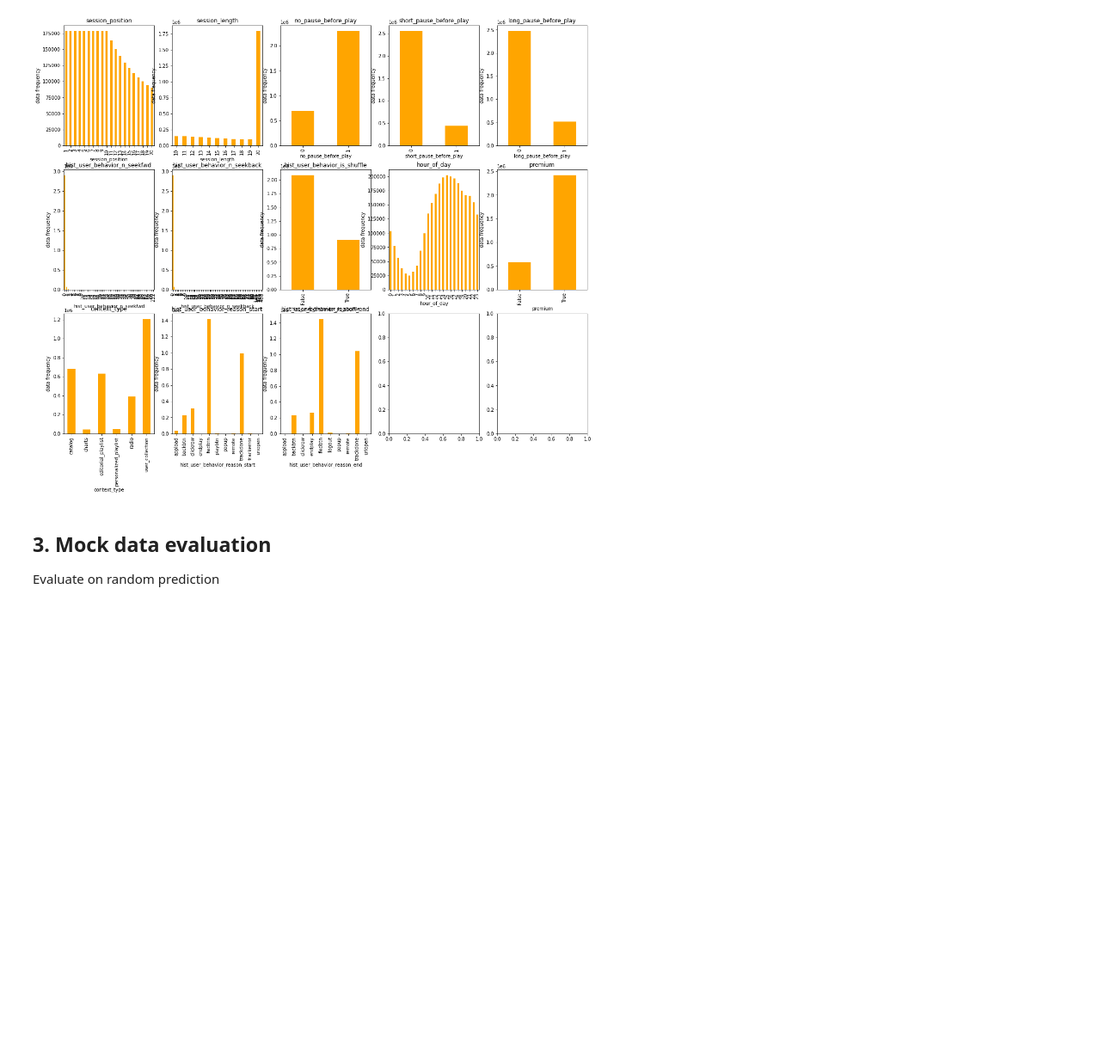
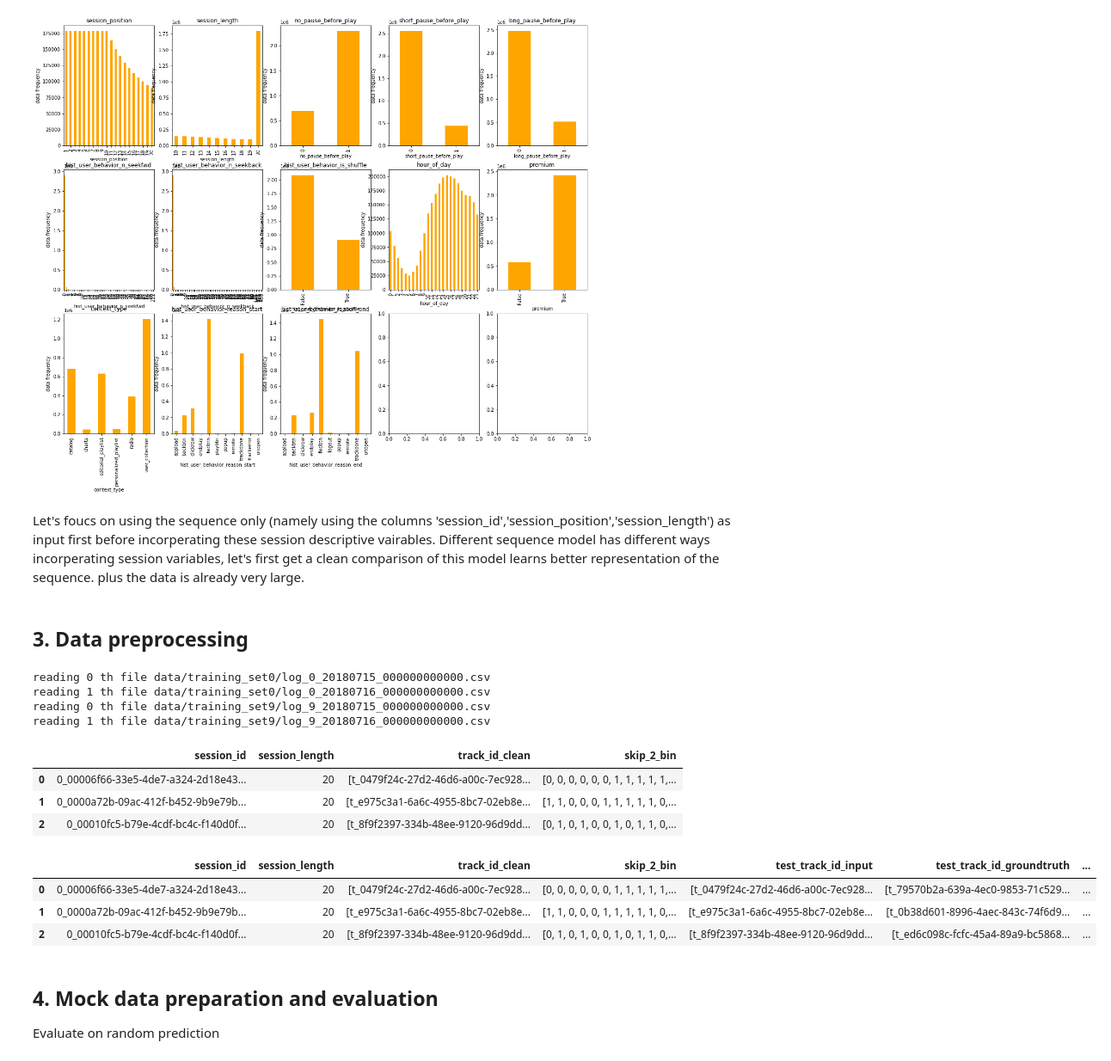
Before and after one commit to ahmad0790/spotify-sequential-track-sequence-prediction, a Jupyter notebook: exploratory_analysis.ipynb, the cells around one changed output. Shown at 86% size. Cells and saved outputs as stored; diff of their text form; code cells hidden in the pictures; blank space fills up the shorter version.

```diff
--- a/exploratory_analysis.ipynb
+++ b/exploratory_analysis.ipynb
@@ -82,6 +93,71 @@ for i, var in enumerate(['session_position','session_length','no_pause_before_pl
     dfg.plot.bar(title=var, ylabel='data frequency', ax=axes[r,c], color='orange')
 # %% [output]
 [figure]
+# %% [markdown]
+Let's foucs on using the sequence only (namely using the columns 'session_id','session_position','session_length') as input first before incorperating these session descriptive vairables.
+Different sequence model has different ways incorperating session variables, let's first get a clean comparison of this model learns better representation of the sequence. plus the data is already very large.
+# %% [markdown]
+## 3. Data preprocessing
+# %%
+
+def get_input(x):
+    return x[:(len(x)//2)]
+def get_output(x):
+    return x[(len(x)//2):]
+def long_to_wide(input_logs, max_file=100, is_test=False):
+    """
+    Aggregate session-track level data into session level.
+    input_logs: list of file names
+    max_file: (optional) Used to reduce size of final data frame size
+    is_test: if true, then split track_id and skip_2 into predicction input and groundtruth
+    """
+    # combine csv from multiple files
+    dfs = []
+    for i,f in enumerate(input_logs[:max_file]):
+        print("reading %s th file %s"% (i, f))
+        dfi = pd.read_csv(f)
+        dfi = dfi[['session_id','skip_2','session_position','session_length']]
+        dfs.append(dfi)
+    df = pd.concat(dfs, axis=0, ignore_index=True)
+
+    # transform from long to wide
+    df['skip_2_bin'] = 1*df['skip_2']
+    df_wide = df[['session_id','skip_2_bin','session_length','track_id_clean']]\
+                .groupby(['session_id','session_length'])[['track_id_clean','skip_2_bin']]\
+                .agg({'track_id_clean':lambda x: list(x),
+                      'skip_2_bin':lambda x: list(x),
+                     })\
+                .reset_index()
+    # For rest set, the wide data needs to be split into input for the prediction and groundtruth.
+    if is_test:
+        df_wide['test_track_id_input'] = df_wide['track_id_clean'].apply(lambda x: get_input(x))
+        df_wide['test_track_id_groundtruth'] = df_wide['track_id_clean'].apply(lambda x: get_output(x))
+        df_wide['test_skip_2_input'] = df_wide['skip_2_bin'].apply(lambda x: get_input(x))
+        df_wide['test_skip_2_groundtruth'] = df_wide['skip_2_bin'].apply(lambda x: get_output(x))
+
+    return df_wide
+# %%
+df_wide_train = long_to_wide(train_input_logs, max_file=2, is_test=False)
+df_wide_test = long_to_wide(test_input_logs, max_file=2, is_test=True)
+# %% [output]
+reading 0 th file data/training_set0/log_0_20180715_000000000000.csv
+reading 1 th file data/training_set0/log_0_20180716_000000000000.csv
+reading 0 th file data/training_set9/log_9_20180715_000000000000.csv
+reading 1 th file data/training_set9/log_9_20180716_000000000000.csv
+# %%
+df_wide_train.head(3)
+# %% [output]
+|  | session_id | session_length | track_id_clean | skip_2_bin |
+| 0 | 0_00006f66-33e5-4de7-a324-2d18e43... | 20 | [t_0479f24c-27d2-46d6-a00c-7ec928... | [0, 0, 0, 0, 0, 0, 1, 1, 1, 1, 1,... |
+| 1 | 0_0000a72b-09ac-412f-b452-9b9e79b... | 20 | [t_e975c3a1-6a6c-4955-8bc7-02eb8e... | [1, 1, 0, 0, 0, 1, 1, 1, 1, 1, 0,... |
+| 2 | 0_00010fc5-b79e-4cdf-bc4c-f140d0f... | 20 | [t_8f9f2397-334b-48ee-9120-96d9dd... | [0, 1, 0, 1, 0, 0, 1, 0, 1, 1, 0,... |
+# %%
+df_wide_test.head(3)
+# %% [output]
+|  | session_id | session_length | track_id_clean | skip_2_bin | test_track_id_input | test_track_id_groundtruth | ... |
+| 0 | 0_00006f66-33e5-4de7-a324-2d18e43... | 20 | [t_0479f24c-27d2-46d6-a00c-7ec928... | [0, 0, 0, 0, 0, 0, 1, 1, 1, 1, 1,... | [t_0479f24c-27d2-46d6-a00c-7ec928... | [t_79570b2a-639a-4ec0-9853-71c529... | ... |
+| 1 | 0_0000a72b-09ac-412f-b452-9b9e79b... | 20 | [t_e975c3a1-6a6c-4955-8bc7-02eb8e... | [1, 1, 0, 0, 0, 1, 1, 1, 1, 1, 0,... | [t_e975c3a1-6a6c-4955-8bc7-02eb8e... | [t_0b38d601-8996-4aec-843c-74f6d9... | ... |
+| 2 | 0_00010fc5-b79e-4cdf-bc4c-f140d0f... | 20 | [t_8f9f2397-334b-48ee-9120-96d9dd... | [0, 1, 0, 1, 0, 0, 1, 0, 1, 1, 0,... | [t_8f9f2397-334b-48ee-9120-96d9dd... | [t_ed6c098c-fcfc-45a4-89a9-bc5868... | ... |
 # %% [markdown]
-## 3. Mock data evaluation
+## 4. Mock data preparation and evaluation
 Evaluate on random prediction
```
Also changed, not shown: parts of 14 cells of this notebook.
